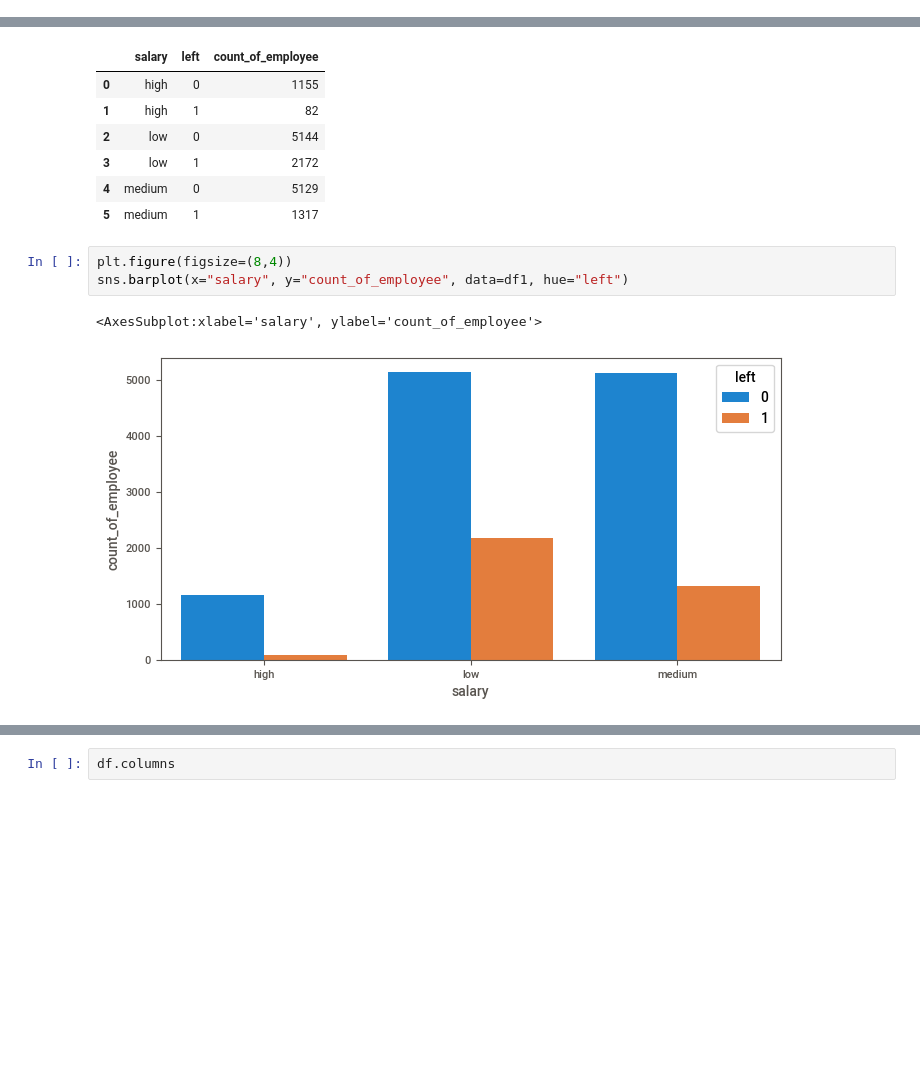
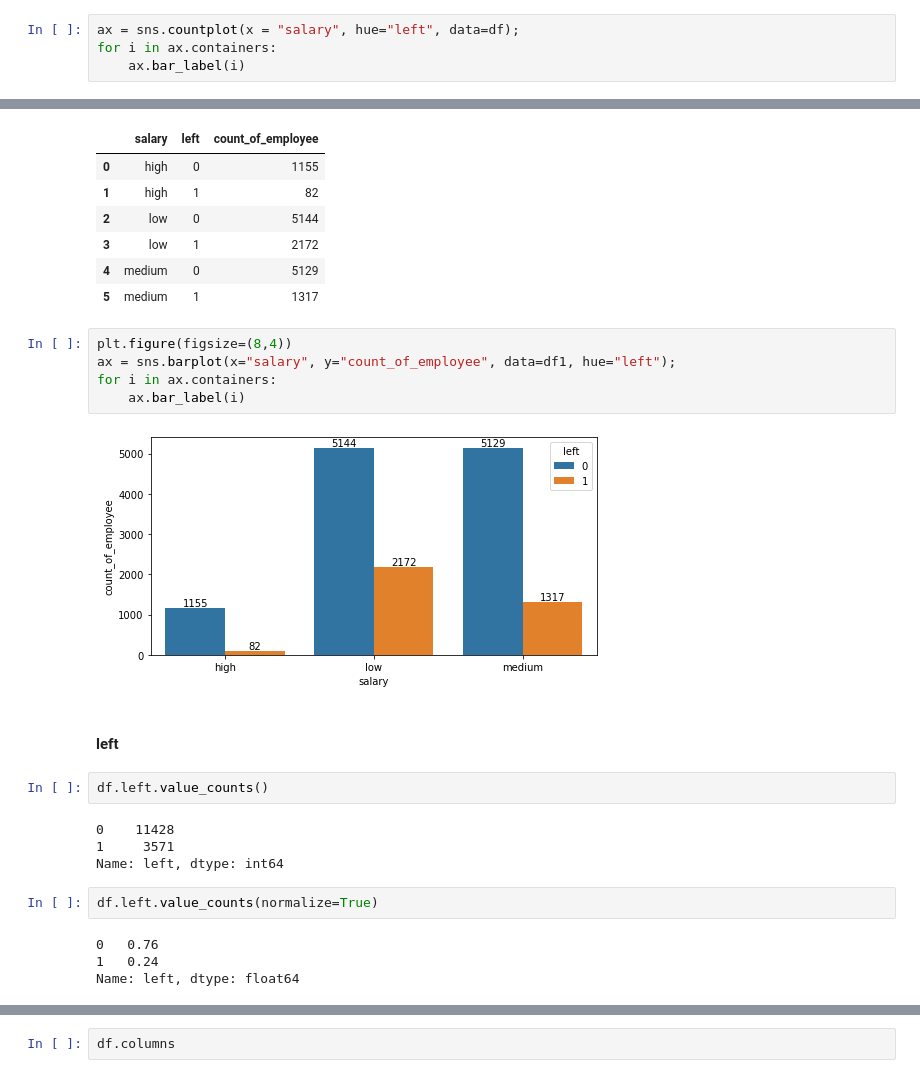
Before and after one commit to habip-bingol/Projects, a Jupyter notebook: ML_Projects/Capstone Projects/Churn_Prediction/Churn_Prediction.ipynb, the cells around one changed output, grey strips where cells are left out. Drawn from its saved outputs; the diff is of its cells as text; blank space fills up the shorter version.

```diff
--- a/ML_Projects/Capstone Projects/Churn_Prediction/Churn_Prediction.ipynb
+++ b/ML_Projects/Capstone Projects/Churn_Prediction/Churn_Prediction.ipynb
@@ -680,0 +774,4 @@ sns.countplot(x=df.salary);
+# %%
+ax = sns.countplot(x = "salary", hue="left", data=df);
+for i in ax.containers:
+    ax.bar_label(i)
@@ -699,7 +798,22 @@ df1
 | 5 | medium | 1 | 1317 |
 # %%
 plt.figure(figsize=(8,4))
-sns.barplot(x="salary", y="count_of_employee", data=df1, hue="left")
+ax = sns.barplot(x="salary", y="count_of_employee", data=df1, hue="left");
+for i in ax.containers:
+    ax.bar_label(i)
 # %% [output]
-<AxesSubplot:xlabel='salary', ylabel='count_of_employee'>
-[figure, old version]
+[figure, new version]
+# %% [markdown]
+#### left
+# %%
+df.left.value_counts()
+# %% [output]
+0    11428
+1     3571
+Name: left, dtype: int64
+# %%
+df.left.value_counts(normalize=True)
+# %% [output]
+0   0.76
+1   0.24
+Name: left, dtype: float64
```
Also changed, not shown: parts of 31 cells of this notebook.
